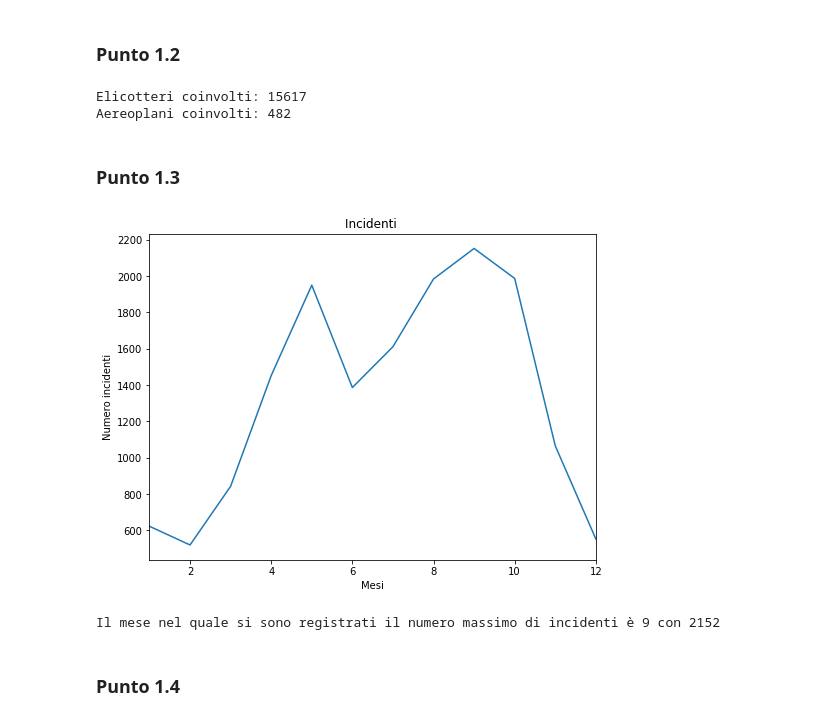
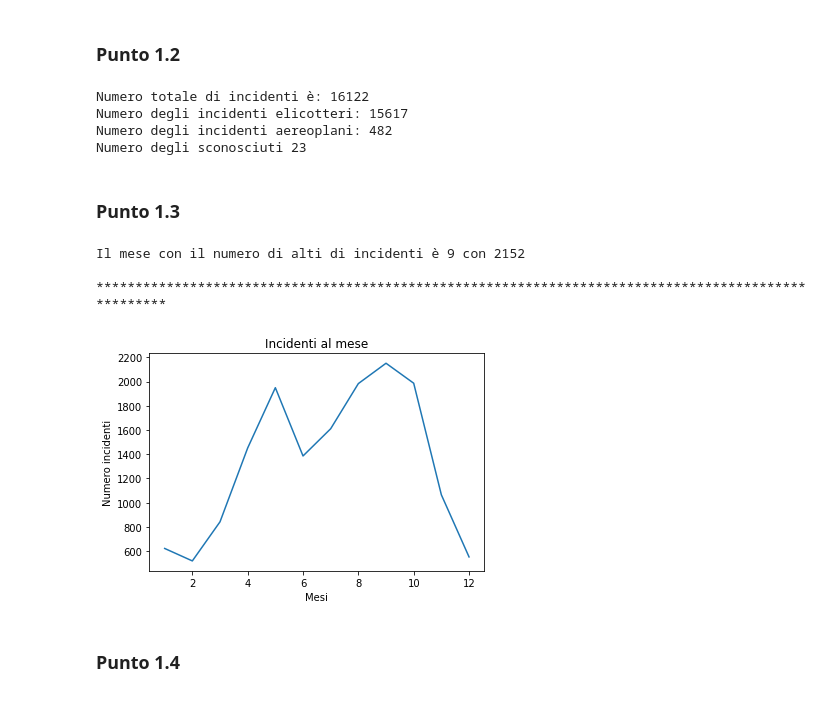
Before and after one commit to ZippoCode/Big-Data-Analysis, a Jupyter notebook: Appelli d'esame/20150109/20150109.ipynb, the cells around one changed output. Saved outputs shown, nothing was run; the diff lists cells and outputs as text; code cells hidden in the pictures.

```diff
--- a/Appelli d'esame/20150109/20150109.ipynb
+++ b/Appelli d'esame/20150109/20150109.ipynb
@@ -41,38 +102,48 @@ dataset.head()
 ### Punto 1.2
 # %%
 """
-    Quanti sono gli incidenti che hanno coinvolto elicotteri?
-    Quanti hanno coinvolto areoplani?
+Quanti sono gli incidenti che hanno coinvolto elicotteri?
+Quanti hanno coinvolto areoplani?
 """
-num = dataset.groupby(['AC_CLASS']).size()
-num_A = num['A']
-num_B = num['B']
-print("Elicotteri coinvolti: {}".format(num_A))
-print("Aereoplani coinvolti: {}".format(num_B))
+incidenti_class = dataset.groupby('AC_CLASS').size()
+incidenti_A = incidenti_class['A']
+incidenti_B = incidenti_class['B']
+
+incidenti_nan = dataset['AC_CLASS'].isna().sum()
+
+print('Numero totale di incidenti è:', dataset.shape[0])
+print('Numero degli incidenti elicotteri:', incidenti_A)
+print('Numero degli incidenti aereoplani:', incidenti_B)
+print('Numero degli sconosciuti', incidenti_nan)
 # %% [output]
-Elicotteri coinvolti: 15617
-Aereoplani coinvolti: 482
+Numero totale di incidenti è: 16122
+Numero degli incidenti elicotteri: 15617
+Numero degli incidenti aereoplani: 482
+Numero degli sconosciuti 23
 # %% [markdown]
 ### Punto 1.3
 # %%
 """
-    Raggruppare gli incidenti per mesi e visualizzarli in un grafico.
+Raggruppare gli incidenti per mesi e visualizzarli in un grafico. Qual è il mese con il maggior
+numero di incidenti?
+"""
+incidenti_mese = dataset.groupby('INCIDENT_MONTH').size()
+idx_mese_max = incidenti_mese.idxmax()
+values_mese_max = incidenti_mese.max()
 
-    Qual è il mese con il maggior numero di incidenti?
-"""
-incidenti_month = dataset.groupby(['INCIDENT_MONTH']).size()
-incidenti_month.plot(figsize = (8, 6), title = 'Incidenti ')
+print('Il mese con il numero di alti di incidenti è {} con {}\n'. format(idx_mese_max, values_mese_max))
+print('*' * 100)
+
+plt.plot(incidenti_mese)
+plt.title('Incidenti al mese')
+plt.xlabel('Mesi')
 plt.ylabel('Numero incidenti')
-plt.xlabel('Mesi')
 plt.show()
-
-max_month = incidenti_month.idxmax()
-value_incidenti = incidenti_month.max()
-print('Il mese nel quale si sono registrati il numero massimo di incidenti è {} con {}'
-      .format(max_month, value_incidenti))
 # %% [output]
+Il mese con il numero di alti di incidenti è 9 con 2152
+
+****************************************************************************************************
-[figure, old version]
+[figure, new version]
-Il mese nel quale si sono registrati il numero massimo di incidenti è 9 con 2152
 # %% [markdown]
 ### Punto 1.4
 # %%
```
Also changed, not shown: parts of 24 cells of this notebook, 44 other files.
